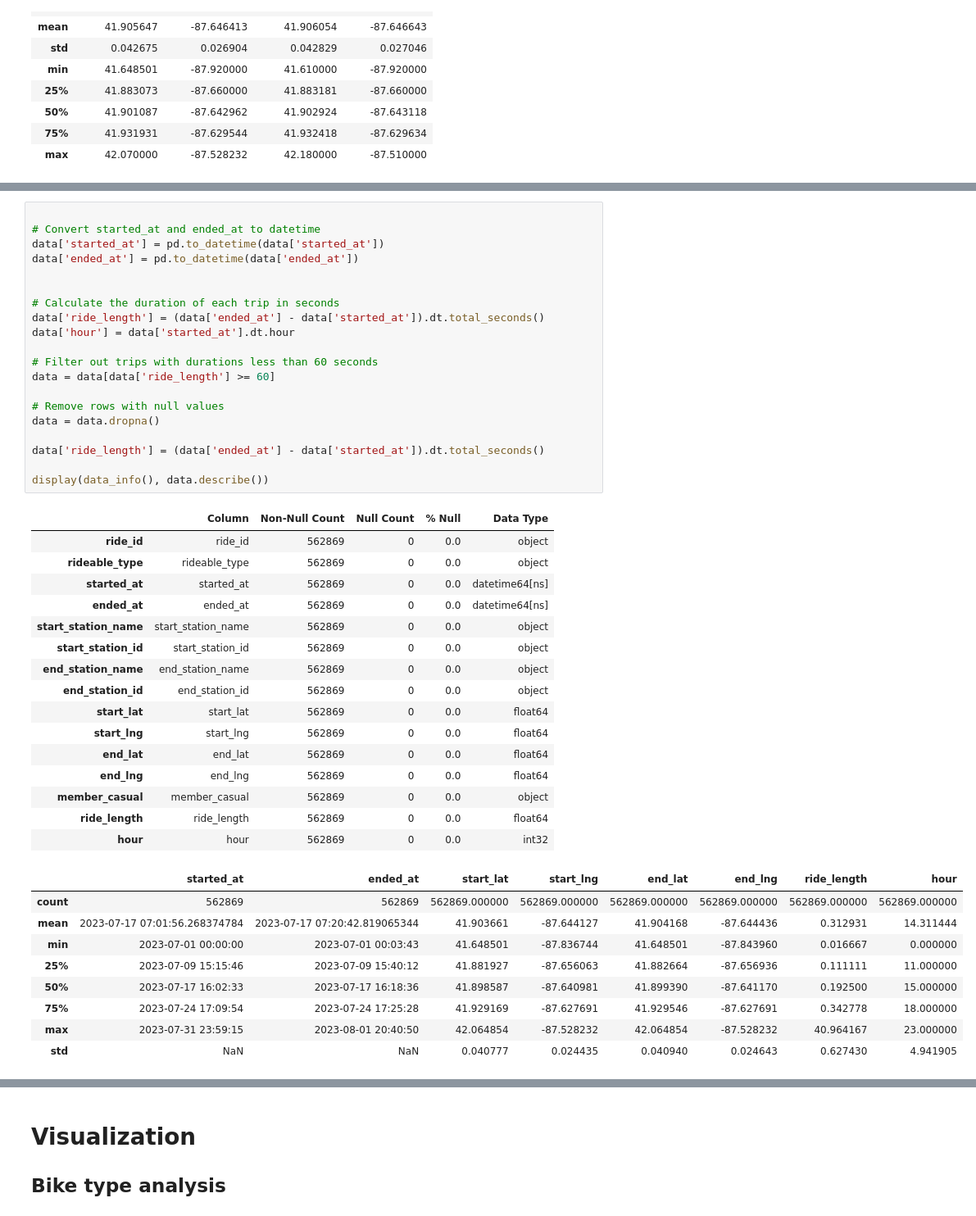
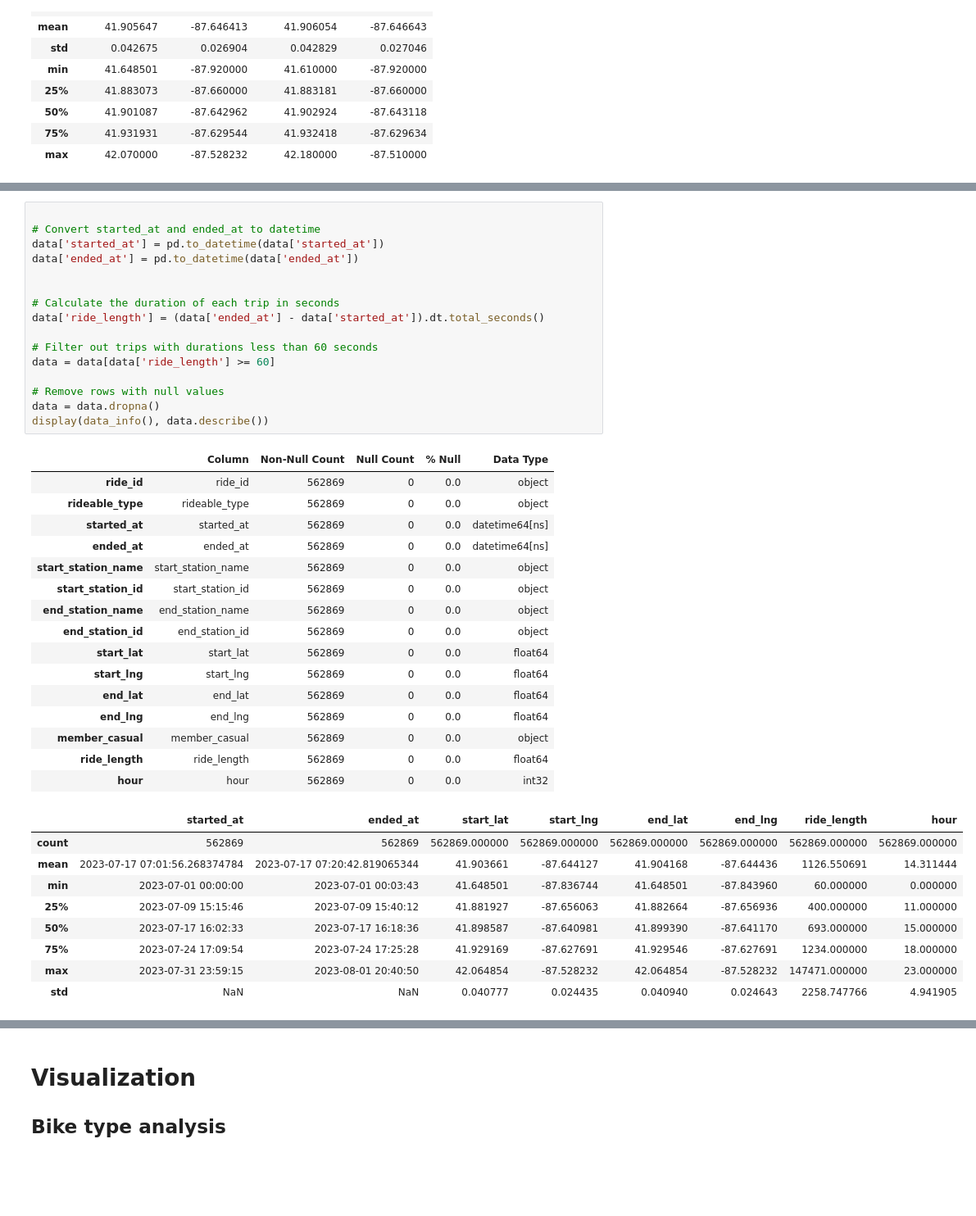
Before and after one commit to MaristChibuike/Bikeshare-Insights_-Summer-in-the-Windy-City, a Jupyter notebook: bikeshare.ipynb, the cells around one changed output, grey strips where cells are left out. Shown at 82% size. Drawn from its saved outputs; the diff is of its cells as text; blank space fills up the shorter version.

```diff
--- a/bikeshare.ipynb
+++ b/bikeshare.ipynb
@@ -95,41 +95,37 @@ data['ended_at'] = pd.to_datetime(data['ended_at'])
 
 
 # Calculate the duration of each trip in seconds
 data['ride_length'] = (data['ended_at'] - data['started_at']).dt.total_seconds()
-data['hour'] = data['started_at'].dt.hour
 
 # Filter out trips with durations less than 60 seconds
 data = data[data['ride_length'] >= 60]
 
 # Remove rows with null values
 data = data.dropna()
-
-data['ride_length'] = (data['ended_at'] - data['started_at']).dt.total_seconds()
-
 display(data_info(), data.describe())
 # %% [output]
 |  | Column | Non-Null Count | Null Count | % Null | Data Type |
 | ride_id | ride_id | 562869 | 0 | 0.0 | object |
 | rideable_type | rideable_type | 562869 | 0 | 0.0 | object |
 | started_at | started_at | 562869 | 0 | 0.0 | datetime64[ns] |
 | ended_at | ended_at | 562869 | 0 | 0.0 | datetime64[ns] |
 | start_station_name | start_station_name | 562869 | 0 | 0.0 | object |
 | start_station_id | start_station_id | 562869 | 0 | 0.0 | object |
 | end_station_name | end_station_name | 562869 | 0 | 0.0 | object |
 | end_station_id | end_station_id | 562869 | 0 | 0.0 | object |
 | start_lat | start_lat | 562869 | 0 | 0.0 | float64 |
 | start_lng | start_lng | 562869 | 0 | 0.0 | float64 |
 | end_lat | end_lat | 562869 | 0 | 0.0 | float64 |
 | end_lng | end_lng | 562869 | 0 | 0.0 | float64 |
 | member_casual | member_casual | 562869 | 0 | 0.0 | object |
 | ride_length | ride_length | 562869 | 0 | 0.0 | float64 |
 | hour | hour | 562869 | 0 | 0.0 | int32 |
 |  | started_at | ended_at | start_lat | start_lng | end_lat | end_lng | ride_length | hour |
 | count | 562869 | 562869 | 562869.000000 | 562869.000000 | 562869.000000 | 562869.000000 | 562869.000000 | 562869.000000 |
-| mean | 2023-07-17 07:01:56.268374784 | 2023-07-17 07:20:42.819065344 | 41.903661 | -87.644127 | 41.904168 | -87.644436 | 0.312931 | 14.311444 |
-| min | 2023-07-01 00:00:00 | 2023-07-01 00:03:43 | 41.648501 | -87.836744 | 41.648501 | -87.843960 | 0.016667 | 0.000000 |
-| 25% | 2023-07-09 15:15:46 | 2023-07-09 15:40:12 | 41.881927 | -87.656063 | 41.882664 | -87.656936 | 0.111111 | 11.000000 |
-| 50% | 2023-07-17 16:02:33 | 2023-07-17 16:18:36 | 41.898587 | -87.640981 | 41.899390 | -87.641170 | 0.192500 | 15.000000 |
-| 75% | 2023-07-24 17:09:54 | 2023-07-24 17:25:28 | 41.929169 | -87.627691 | 41.929546 | -87.627691 | 0.342778 | 18.000000 |
-| max | 2023-07-31 23:59:15 | 2023-08-01 20:40:50 | 42.064854 | -87.528232 | 42.064854 | -87.528232 | 40.964167 | 23.000000 |
-| std | NaN | NaN | 0.040777 | 0.024435 | 0.040940 | 0.024643 | 0.627430 | 4.941905 |
+| mean | 2023-07-17 07:01:56.268374784 | 2023-07-17 07:20:42.819065344 | 41.903661 | -87.644127 | 41.904168 | -87.644436 | 1126.550691 | 14.311444 |
+| min | 2023-07-01 00:00:00 | 2023-07-01 00:03:43 | 41.648501 | -87.836744 | 41.648501 | -87.843960 | 60.000000 | 0.000000 |
+| 25% | 2023-07-09 15:15:46 | 2023-07-09 15:40:12 | 41.881927 | -87.656063 | 41.882664 | -87.656936 | 400.000000 | 11.000000 |
+| 50% | 2023-07-17 16:02:33 | 2023-07-17 16:18:36 | 41.898587 | -87.640981 | 41.899390 | -87.641170 | 693.000000 | 15.000000 |
+| 75% | 2023-07-24 17:09:54 | 2023-07-24 17:25:28 | 41.929169 | -87.627691 | 41.929546 | -87.627691 | 1234.000000 | 18.000000 |
+| max | 2023-07-31 23:59:15 | 2023-08-01 20:40:50 | 42.064854 | -87.528232 | 42.064854 | -87.528232 | 147471.000000 | 23.000000 |
+| std | NaN | NaN | 0.040777 | 0.024435 | 0.040940 | 0.024643 | 2258.747766 | 4.941905 |
```
Also changed, not shown: parts of 14 cells of this notebook, 1 other file.
